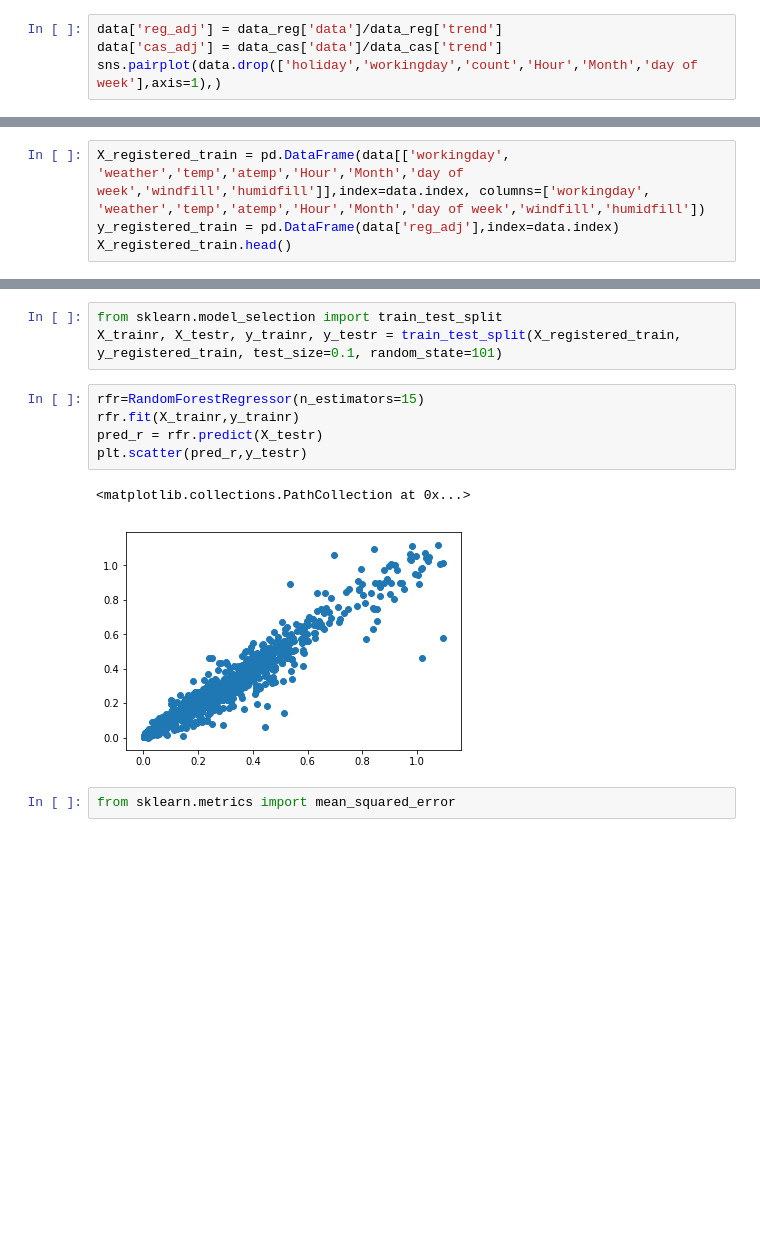
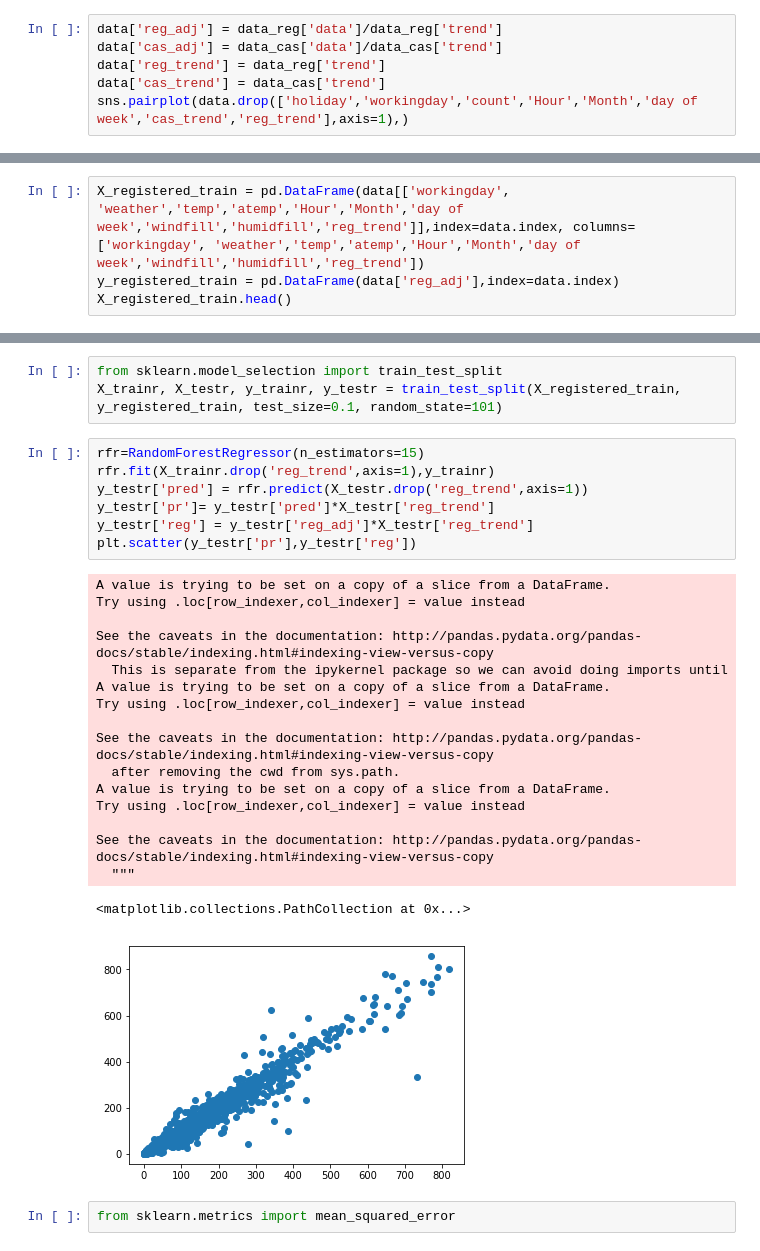
Before and after one commit to lindsaysmoore/KaggleBikeChallenge, a Jupyter notebook: ML_bike_from_kaggle.ipynb, the cells around one changed output, grey strips where cells are left out. Drawn from its saved outputs; the diff is of its cells as text; blank space fills up the shorter version.

```diff
--- a/ML_bike_from_kaggle.ipynb
+++ b/ML_bike_from_kaggle.ipynb
@@ -129,6 +134,8 @@ None
 # %%
 data['reg_adj'] = data_reg['data']/data_reg['trend']
 data['cas_adj'] = data_cas['data']/data_cas['trend']
-sns.pairplot(data.drop(['holiday','workingday','count','Hour','Month','day of week'],axis=1),)
+data['reg_trend'] = data_reg['trend']
+data['cas_trend'] = data_cas['trend']
+sns.pairplot(data.drop(['holiday','workingday','count','Hour','Month','day of week','cas_trend','reg_trend'],axis=1),)
 # %% [output]
 <seaborn.axisgrid.PairGrid at 0x...>
@@ -353,5 +389,5 @@ print(rmse)
 # %%
-X_registered_train = pd.DataFrame(data[['workingday', 'weather','temp','atemp','Hour','Month','day of week','windfill','humidfill']],index=data.index, columns=['workingday', 'weather','temp','atemp','Hour','Month','day of week','windfill','humidfill'])
+X_registered_train = pd.DataFrame(data[['workingday', 'weather','temp','atemp','Hour','Month','day of week','windfill','humidfill','reg_trend']],index=data.index, columns=['workingday', 'weather','temp','atemp','Hour','Month','day of week','windfill','humidfill','reg_trend'])
 y_registered_train = pd.DataFrame(data['reg_adj'],index=data.index)
 X_registered_train.head()
 # %% [output]
@@ -367,11 +403,28 @@ from sklearn.model_selection import train_test_split
 X_trainr, X_testr, y_trainr, y_testr = train_test_split(X_registered_train, y_registered_train, test_size=0.1, random_state=101)
 # %%
 rfr=RandomForestRegressor(n_estimators=15)
-rfr.fit(X_trainr,y_trainr)
-pred_r = rfr.predict(X_testr)
-plt.scatter(pred_r,y_testr)
+rfr.fit(X_trainr.drop('reg_trend',axis=1),y_trainr)
+y_testr['pred'] = rfr.predict(X_testr.drop('reg_trend',axis=1))
+y_testr['pr']= y_testr['pred']*X_testr['reg_trend']
+y_testr['reg'] = y_testr['reg_adj']*X_testr['reg_trend']
+plt.scatter(y_testr['pr'],y_testr['reg'])
 # %% [output]
-<matplotlib.collections.PathCollection at 0x...>
+A value is trying to be set on a copy of a slice from a DataFrame.
+Try using .loc[row_indexer,col_indexer] = value instead
+
+See the caveats in the documentation: http://pandas.pydata.org/pandas-docs/stable/indexing.html#indexing-view-versus-copy
+  This is separate from the ipykernel package so we can avoid doing imports until
+A value is trying to be set on a copy of a slice from a DataFrame.
+Try using .loc[row_indexer,col_indexer] = value instead
+
+See the caveats in the documentation: http://pandas.pydata.org/pandas-docs/stable/indexing.html#indexing-view-versus-copy
+  after removing the cwd from sys.path.
+A value is trying to be set on a copy of a slice from a DataFrame.
+Try using .loc[row_indexer,col_indexer] = value instead
+
+See the caveats in the documentation: http://pandas.pydata.org/pandas-docs/stable/indexing.html#indexing-view-versus-copy
+  """
+<matplotlib.collections.PathCollection at 0x...>
-[figure, old version]
+[figure, new version]
 # %%
 from sklearn.metrics import mean_squared_error
```
Also changed, not shown: parts of 19 cells of this notebook.
